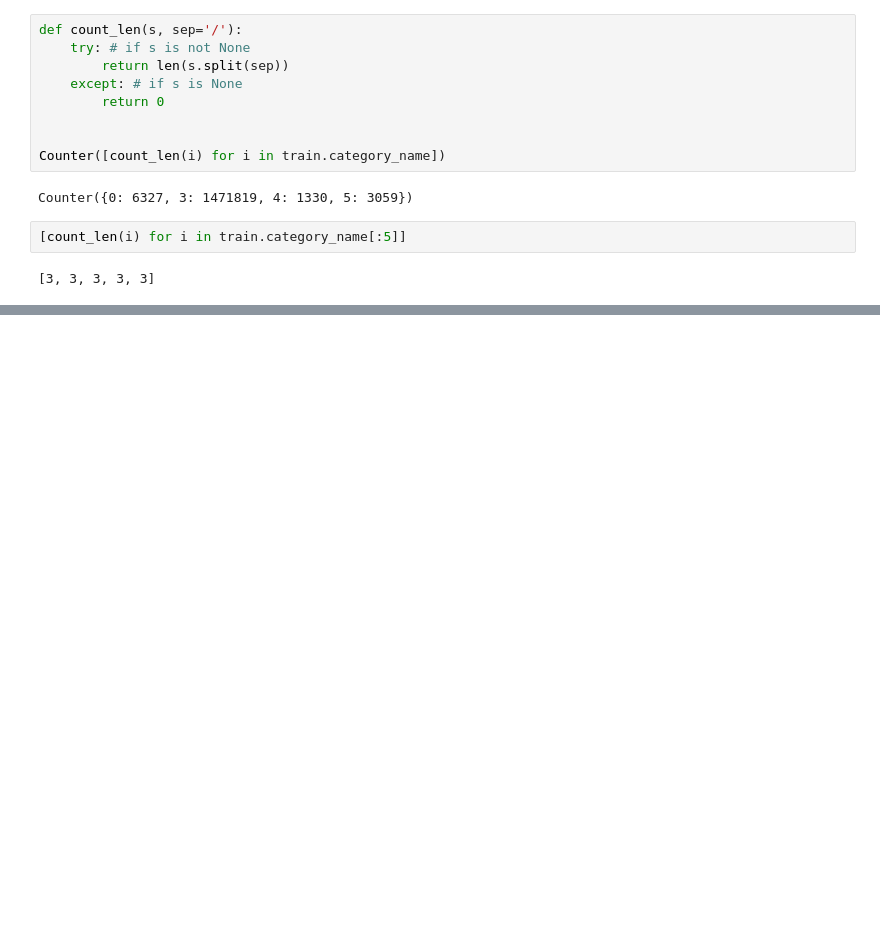
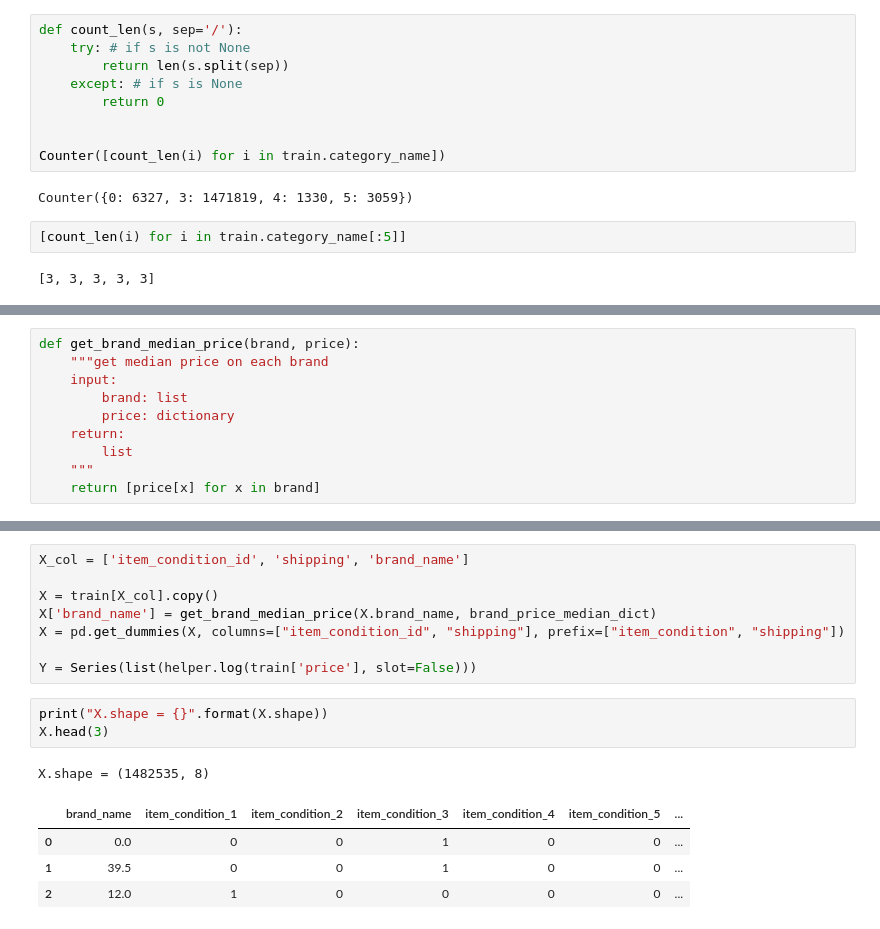
Before and after one commit to bethtseng/Price_Suggestion, a Jupyter notebook: Price_Suggestion.ipynb, the cells around one changed output, grey strips where cells are left out. Saved outputs shown, nothing was run; the diff lists cells and outputs as text; blank space fills up the shorter version.

```diff
--- a/Price_Suggestion.ipynb
+++ b/Price_Suggestion.ipynb
@@ -215,0 +237,10 @@ Counter({0: 6327, 3: 1471819, 4: 1330, 5: 3059})
+# %%
+def get_brand_median_price(brand, price):
+    """get median price on each brand
+    input:
+        brand: list
+        price: dictionary
+    return:
+        list
+    """
+    return [price[x] for x in brand]
@@ -215,0 +252,17 @@ Counter({0: 6327, 3: 1471819, 4: 1330, 5: 3059})
+# %%
+X_col = ['item_condition_id', 'shipping', 'brand_name']
+
+X = train[X_col].copy()
+X['brand_name'] = get_brand_median_price(X.brand_name, brand_price_median_dict)
+X = pd.get_dummies(X, columns=["item_condition_id", "shipping"], prefix=["item_condition", "shipping"])
+
+Y = Series(list(helper.log(train['price'], slot=False)))
+# %%
+print("X.shape = {}".format(X.shape))
+X.head(3)
+# %% [output]
+X.shape = (1482535, 8)
+|  | brand_name | item_condition_1 | item_condition_2 | item_condition_3 | item_condition_4 | item_condition_5 | ... |
+| 0 | 0.0 | 0 | 0 | 1 | 0 | 0 | ... |
+| 1 | 39.5 | 0 | 0 | 1 | 0 | 0 | ... |
+| 2 | 12.0 | 1 | 0 | 0 | 0 | 0 | ... |
```
Also changed, not shown: parts of 21 cells of this notebook.
